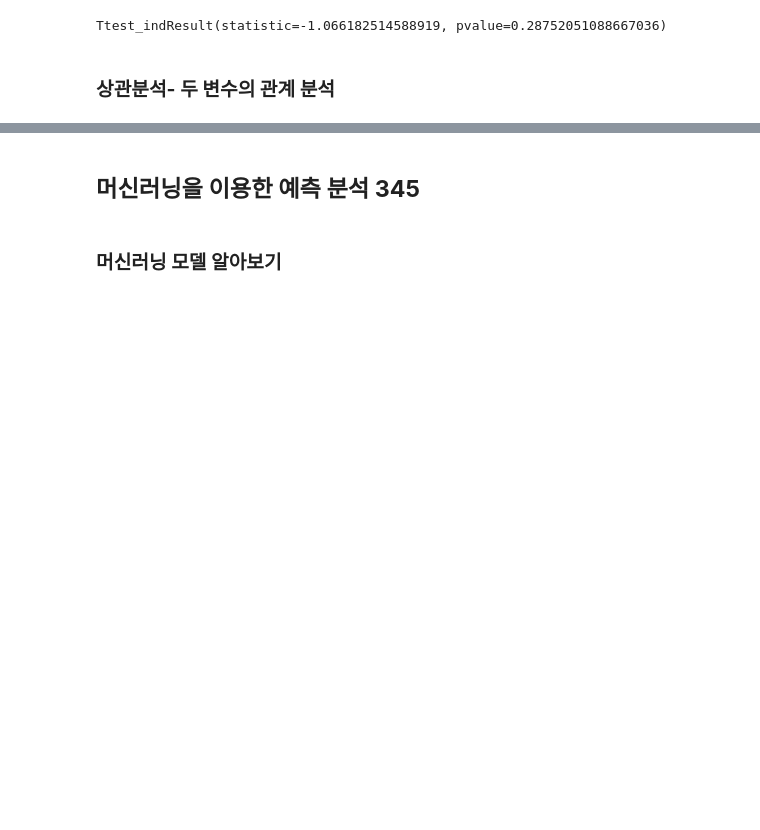
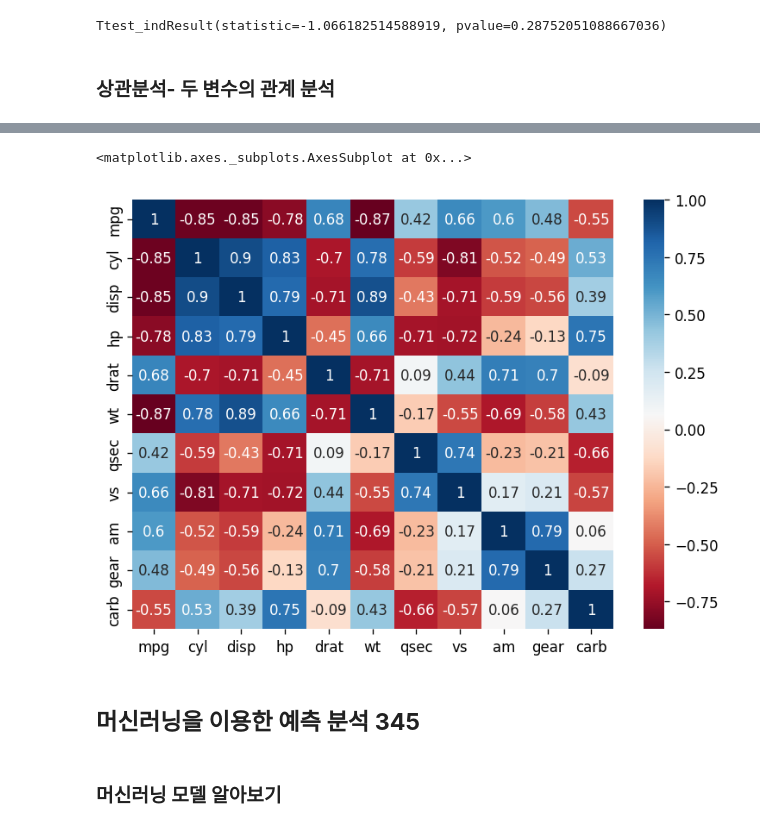
Before and after one commit to seon0415/weit, a Jupyter notebook: 위아이티0213.ipynb, the cells around one changed output, grey strips where cells are left out. Drawn from its saved outputs; the diff is of its cells as text; code cells hidden in the pictures; blank space fills up the shorter version.

```diff
--- a/위아이티0213.ipynb
+++ b/위아이티0213.ipynb
@@ -1448,0 +1497,10 @@ Ttest_indResult(statistic=-1.066182514588919, pvalue=0.28752051088667036)
+# %%
+mtcars=pd.read_csv('mtcars.csv')
+
+car_cor=mtcars.corr()        #상관행렬 만들기
+car_cor=round(car_cor, 2)    #반올림
+car_cor
+
+#결과해석: mbl(연비)&cyl(실린더수)에서 상관계수가 -0.85이므로, 연비가 높을수록 실린더 수가 적은 경향이 있다
+        # cyl(실린더수)&wt(무게)에서 상관계수가 0.78이므로, 실린더수가 많을수록 자동차가 무거운 경향이 있다
+# 관련성: mbl(연비)&cyl(실린더수) > cyl(실린더수)&wt(무게)
@@ -1448,0 +1520,16 @@ Ttest_indResult(statistic=-1.066182514588919, pvalue=0.28752051088667036)
+# %%
+#상관행렬 히트맵: 여러 변수의 관련성을 한꺼번에 알아보고 싶을때, 모든 변수의 상관관계를 나타냄
+
+import matplotlib.pyplot as plt
+import seaborn as sns
+
+
+plt.rcParams.update({'figure.dpi':'120',            #해상도 설정
+                     'figure.figsize':[7.5, 5.5]})   #가로 세로 크기 설정
+
+sns.heatmap(car_cor,
+            annot=True,     #상관계수 표시
+            cmap= 'RdBu')   #컬러맵
+# %% [output]
+<matplotlib.axes._subplots.AxesSubplot at 0x...>
+[figure, added]
```
Also changed, not shown: parts of 12 cells of this notebook.
